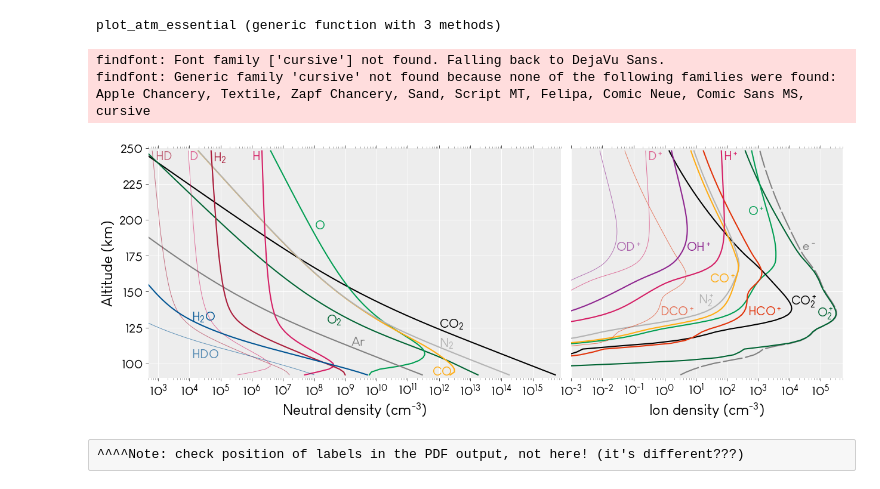
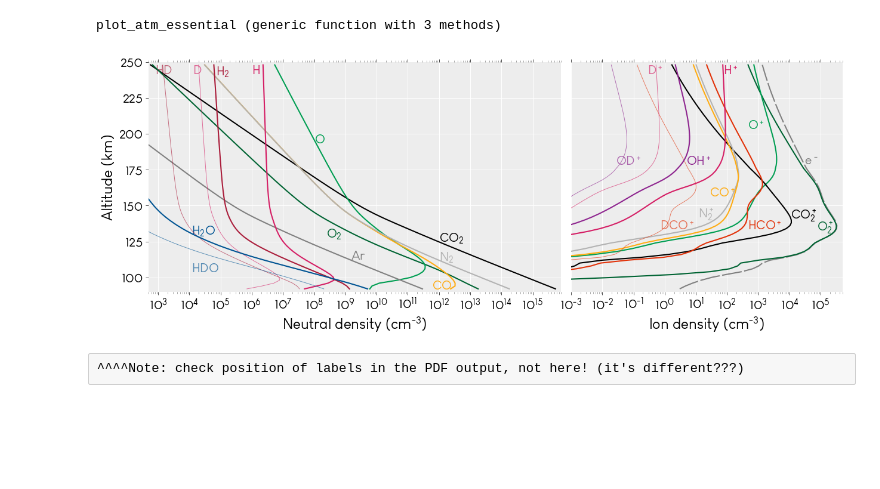
Before and after one commit to emcangi/VenusPhotochemistry, a Jupyter notebook: ! Venus Results.ipynb, the cells around one changed output. Saved outputs shown, nothing was run; the diff lists cells and outputs as text; code cells hidden in the pictures; blank space fills up the shorter version.

Commit message:
Updated temperatures to match Fox&Sung2001, doubled HDO/H2O at lower boundary

```diff
--- a/! Venus Results.ipynb
+++ b/! Venus Results.ipynb
@@ -128,8 +128,9 @@ all_result_plot_folder = "$(@__DIR__)/../Results/FirstLook_Plots/"
 # %% [output]
 "/home/mike/Documents/Proposals/2023_Venus_H/ion_model/VenusPhotochemistry/../Results/FirstLook_Plots/"
 # %%
-mean_folder = results_dir*"I-Ts735Tm170Te290-W1e-6-Smean_c1JKkl1M_venus_initial_convergence_v0.7/"  # fixed BC sign convention, Ar transport
-#mean_folder = results_dir*"I-Ts735Tm170Te290-W1e-5-Smean_TBKJGoKI_venus_initial_convergence_v0.7/"  # fixed BC sign convention, Ar transport
+#mean_folder = results_dir*"I-Ts735Tm170Te290-W1e-6-Smean_c1JKkl1M_venus_initial_convergence_v0.7/"  # fixed BC sign convention, Ar transport
+mean_folder = results_dir*"I-Ts735Tm170Te290-W1e-6-Smean_9yCawIou_venus_initial_convergence_v0.7/"  # fixed temps
+mean_folder = results_dir*"I-Ts735Tm170Te290-W1e-6-Smean_n8eMVDoI_venus_initial_convergence_v0.7/"  # doubled HDO/H2O at lower boundary
 mean_atm = get_ncurrent(mean_folder*"/final_atmosphere.h5");
 
 vardict = load_from_paramlog(mean_folder);
@@ -334,8 +335,8 @@ function plot_atm_essential(mean_atm,
         :OHpl, :ODpl
     ]
     species_posdict = Dict(:CO2=>[1e12,132], :O2=>[2.5e8,135], :O=>[1e8,200], :CO=>[6e11,98], :N2=>[1e12,119], :Ar=>[1.5e9,119],
-        :H=>[1.0e6,248], :D=>[1e4,248],
-        :H2=>[5.7e4,248], :HD=>[8e2,248],
+        :H=>[1.0e6,248], :D=>[1.3e4,248],
+        :H2=>[7.0e4,248], :HD=>[8e2,248],
         #:H2O=>[1.1e9,105], :HDO=>[1e5,105],
         :H2O=>[1.15e4,137], :HDO=>[1.15e4,110],
         :O2pl=>[7.5e4,140], :Opl=>[4.5e2,210], :CO2pl=>[1.1e4,148], :N2pl=>[1.2e1,149], :COpl=>[2.75e1,163],
@@ -371,7 +372,7 @@ function plot_atm_essential(mean_atm,
     # plot electron density
     E_prof = electron_density(mean_atm; e_profile_type="quasineutral", ion_species, non_bdy_layers);
     ax[2].plot(convert(Array{Float64}, E_prof), plot_grid, color="0.5", linewidth=1.5, dashes=(16,2), zorder=9, label=L"e$^-$")
-    ax[2].text(2.5e4,185,L"e^-",
+    ax[2].text(3e4,185,L"e^-",
                 color="0.5",
                 size=16, va="top", ha="left")
 
@@ -381,11 +382,9 @@ end
 plot_atm_essential (generic function with 3 methods)
 # %%
 essential_fig = plot_atm_essential(mean_atm);
-savefig("/home/mike/Documents/My_Publications/2023_Venus_HCO//figures/densities.pdf", bbox_inches="tight")
+savefig("/home/mike/Documents/My_Publications/2023_Venus_HCO/figures/densities.pdf", bbox_inches="tight")
 # %% [output]
-findfont: Font family ['cursive'] not found. Falling back to DejaVu Sans.
-findfont: Generic family 'cursive' not found because none of the following families were found: Apple Chancery, Textile, Zapf Chancery, Sand, Script MT, Felipa, Comic Neue, Comic Sans MS, cursive
-[figure, old version]
+[figure, new version]
 # %% [raw]
 ^^^^Note: check position of labels in the PDF output, not here! (it's different???)
 # %% [markdown]
```
Also changed, not shown: parts of 36 cells of this notebook, 6 other files.
